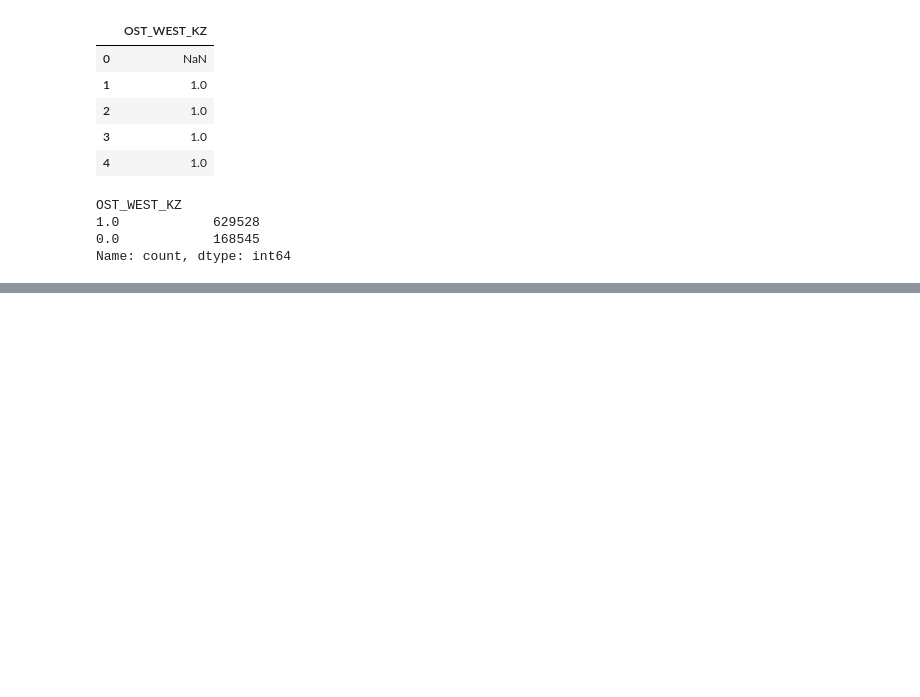
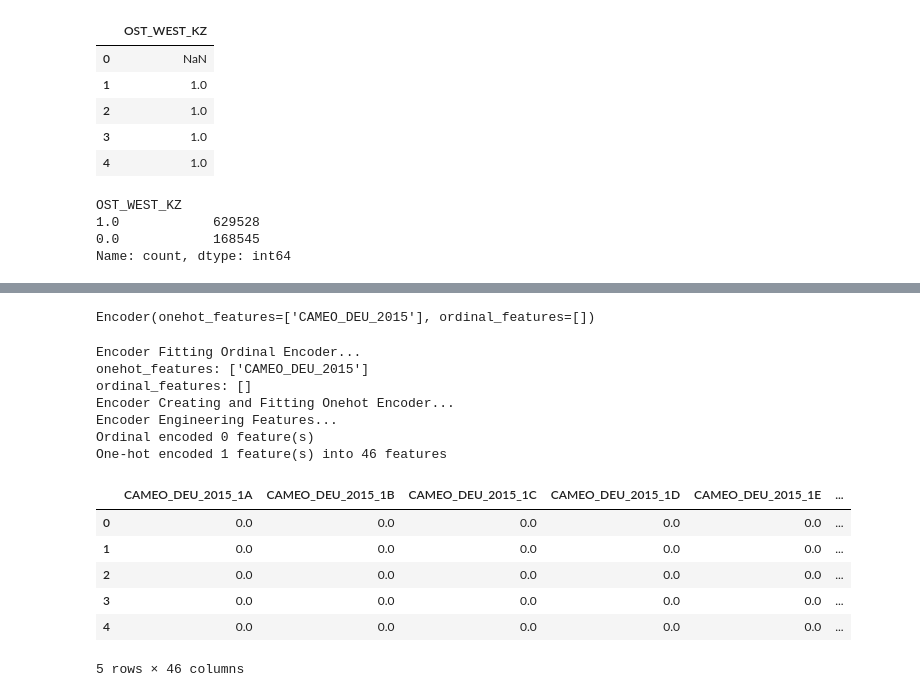
Before and after one commit to kinant/ud-ml-pytorch, a Jupyter notebook: Project 03/identify_customer_segments/testing.py.ipynb, the cells around one changed output, grey strips where cells are left out. Drawn from its saved outputs; the diff is of its cells as text; code cells hidden in the pictures; blank space fills up the shorter version.

Commit message:
PR03 - PP Encoder
Basic encoding works! Will not try both at the same time!

```diff
--- a/Project 03/identify_customer_segments/testing.py.ipynb
+++ b/Project 03/identify_customer_segments/testing.py.ipynb
@@ -89,3 +89,7 @@ OST_WEST_KZ
 1.0            629528
 0.0            168545
 Name: count, dtype: int64
+# %%
+df_test_onehot = df_test_raw[['CAMEO_DEU_2015']]
+print(df_test_onehot.shape)
+df_test_onehot.head()
@@ -91,0 +134,26 @@ Name: count, dtype: int64
+# %%
+onehot_encoder = Encoder(
+    ordinal_features= [],
+    onehot_features=['CAMEO_DEU_2015'],
+)
+onehot_encoder
+# %% [output]
+Encoder(onehot_features=['CAMEO_DEU_2015'], ordinal_features=[])
+# %%
+df_test_onehot = onehot_encoder.fit_transform(df_test_onehot)
+df_test_onehot.head()
+# %% [output]
+Encoder Fitting Ordinal Encoder...
+onehot_features: ['CAMEO_DEU_2015']
+ordinal_features: []
+Encoder Creating and Fitting Onehot Encoder...
+Encoder Engineering Features...
+Ordinal encoded 0 feature(s)
+One-hot encoded 1 feature(s) into 46 features
+|  | CAMEO_DEU_2015_1A | CAMEO_DEU_2015_1B | CAMEO_DEU_2015_1C | CAMEO_DEU_2015_1D | CAMEO_DEU_2015_1E | ... |
+| 0 | 0.0 | 0.0 | 0.0 | 0.0 | 0.0 | ... |
+| 1 | 0.0 | 0.0 | 0.0 | 0.0 | 0.0 | ... |
+| 2 | 0.0 | 0.0 | 0.0 | 0.0 | 0.0 | ... |
+| 3 | 0.0 | 0.0 | 0.0 | 0.0 | 0.0 | ... |
+| 4 | 0.0 | 0.0 | 0.0 | 0.0 | 0.0 | ... |
+5 rows × 46 columns
```
Also changed, not shown: parts of 3 cells of this notebook, 1 other file.
